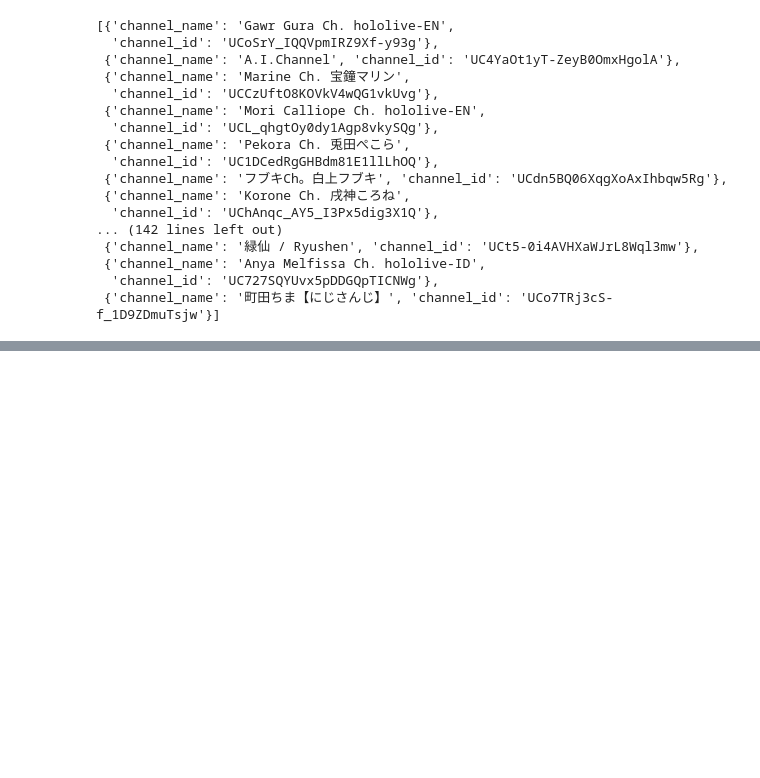
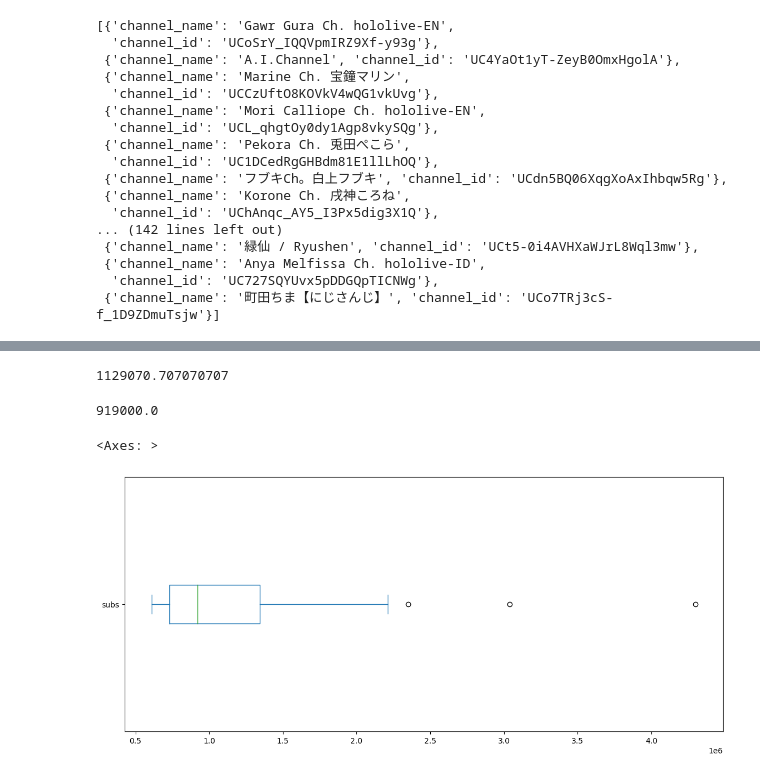
Before and after one commit to AuroGx/top100vtube, a Jupyter notebook: top100.ipynb, the cells around one changed output, grey strips where cells are left out. Drawn from its saved outputs; the diff is of its cells as text; code cells hidden in the pictures; blank space fills up the shorter version.

```diff
--- a/top100.ipynb
+++ b/top100.ipynb
@@ -204,0 +310,7 @@ with open('top_100.csv', 'w', newline='',encoding="utf-8") as output_file:
+# %%
+chan_stats2 = get_chan_stat(youtube, list_chan_id2)
+# %%
+chan_stats = list()
+chan_stats.extend(chan_stats1)
+chan_stats.extend(chan_stats2)
+chan_stats
@@ -204,0 +335,3 @@ with open('top_100.csv', 'w', newline='',encoding="utf-8") as output_file:
+# %%
+chan_data = pd.DataFrame(chan_stats)
+chan_data
@@ -204,0 +360,5 @@ with open('top_100.csv', 'w', newline='',encoding="utf-8") as output_file:
+# %%
+chan_data["subs"]=pd.to_numeric(chan_data["subs"])
+chan_data["views"]=pd.to_numeric(chan_data["views"])
+chan_data["total_vid"]=pd.to_numeric(chan_data["total_vid"])
+chan_data.dtypes
@@ -204,0 +397,13 @@ with open('top_100.csv', 'w', newline='',encoding="utf-8") as output_file:
+# %%
+chan_data["subs"].mean()
+# %% [output]
+1129070.707070707
+# %%
+chan_data["subs"].median()
+# %% [output]
+919000.0
+# %%
+chan_data["subs"].plot(kind='box',vert = False,figsize=(14,6))
+# %% [output]
+<Axes: >
+[figure, added]
```
Also changed, not shown: parts of 46 cells of this notebook, 1 other file.
